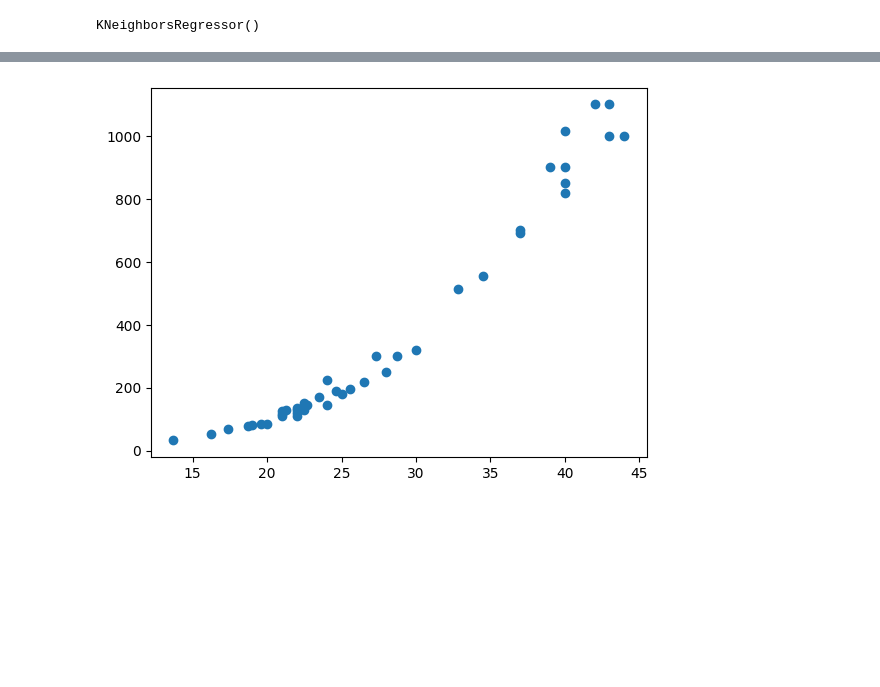
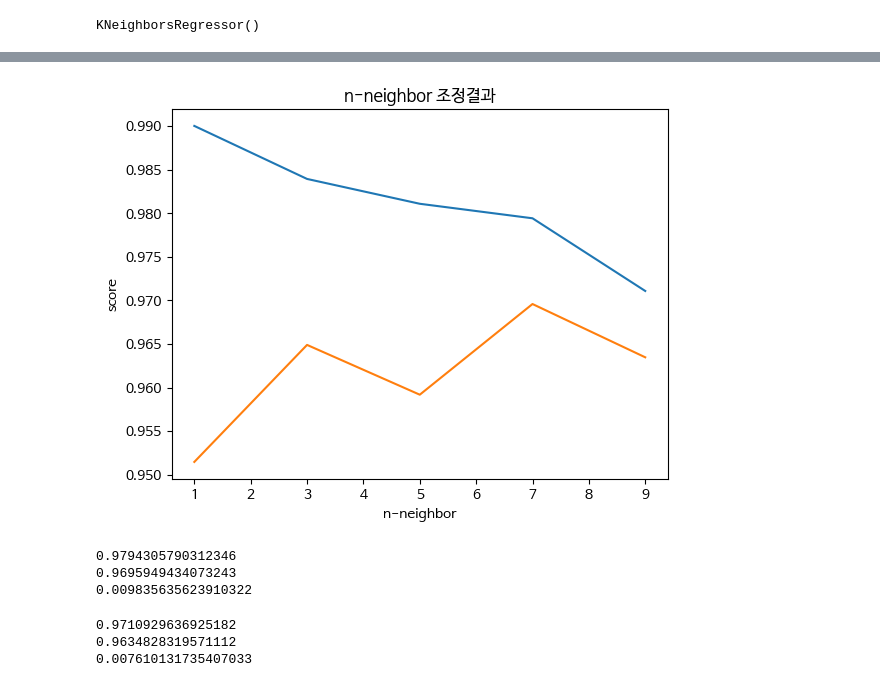
Before and after one commit to jsKim-prog/AIStudy24, a Jupyter notebook: RegressorStudy.ipynb, the cells around one changed output, grey strips where cells are left out. Cells and saved outputs as stored; diff of their text form; code cells hidden in the pictures; blank space fills up the shorter version.

```diff
--- a/RegressorStudy.ipynb
+++ b/RegressorStudy.ipynb
@@ -149,6 +175,45 @@ print(mea)
-# %%
-plt.scatter(train_input,train_target)
-
-my_g = Show_PLT()
-# %% [output]
-[figure, removed]
+# %%
+# 이웃 개수 조정을 통해 최적의 이웃 개수 찾기
+
+train_score = []
+test_score = []
+neb_list = [1, 3, 5, 7, 9] # 적용할 이웃의 개수
+knr = KNeighborsRegressor() # 객체생성
+
+for n in neb_list:
+    knr.n_neighbors = n # 이웃개수 조정하여 훈련
+    knr.fit(train_input, train_target)
+
+    train_score.append(knr.score(train_input, train_target))
+    test_score.append(knr.score(test_input, test_target))
+# %%
+import matplotlib.pyplot as plt
+
+plt.plot(neb_list, train_score)
+plt.plot(neb_list, test_score)
+
+my_g = Show_PLT()
+#print(my_g.x_lable, my_g.y_label, my_g.title)
+my_g = my_g.set_graph(x_label='n-neighbor', y_label='score', tit='n-neighbor 조정결과')
+#print(my_g.x_lable, my_g.y_label, my_g.title)
+show_graph(my_g.x_lable, my_g.y_label, my_g.title)  # 객체 전달 -> 메서드 안에서 .으로 멤버변수 읽기 안됨(처음부터 나눠서 보내기)
+# %% [output]
+[figure, added]
+# %%
+# n-neighbor= 7
+print(train_score[3])
+print(test_score[3])
+print(train_score[3]-test_score[3])
+# %% [output]
+0.9794305790312346
+0.9695949434073243
+0.009835635623910322
+# %%
+# n-neighbor= 9
+print(train_score[4])
+print(test_score[4])
+print(train_score[4]-test_score[4])
+# %% [output]
+0.9710929636925182
+0.9634828319571112
+0.007610131735407033
```
Also changed, not shown: parts of 7 cells of this notebook.
